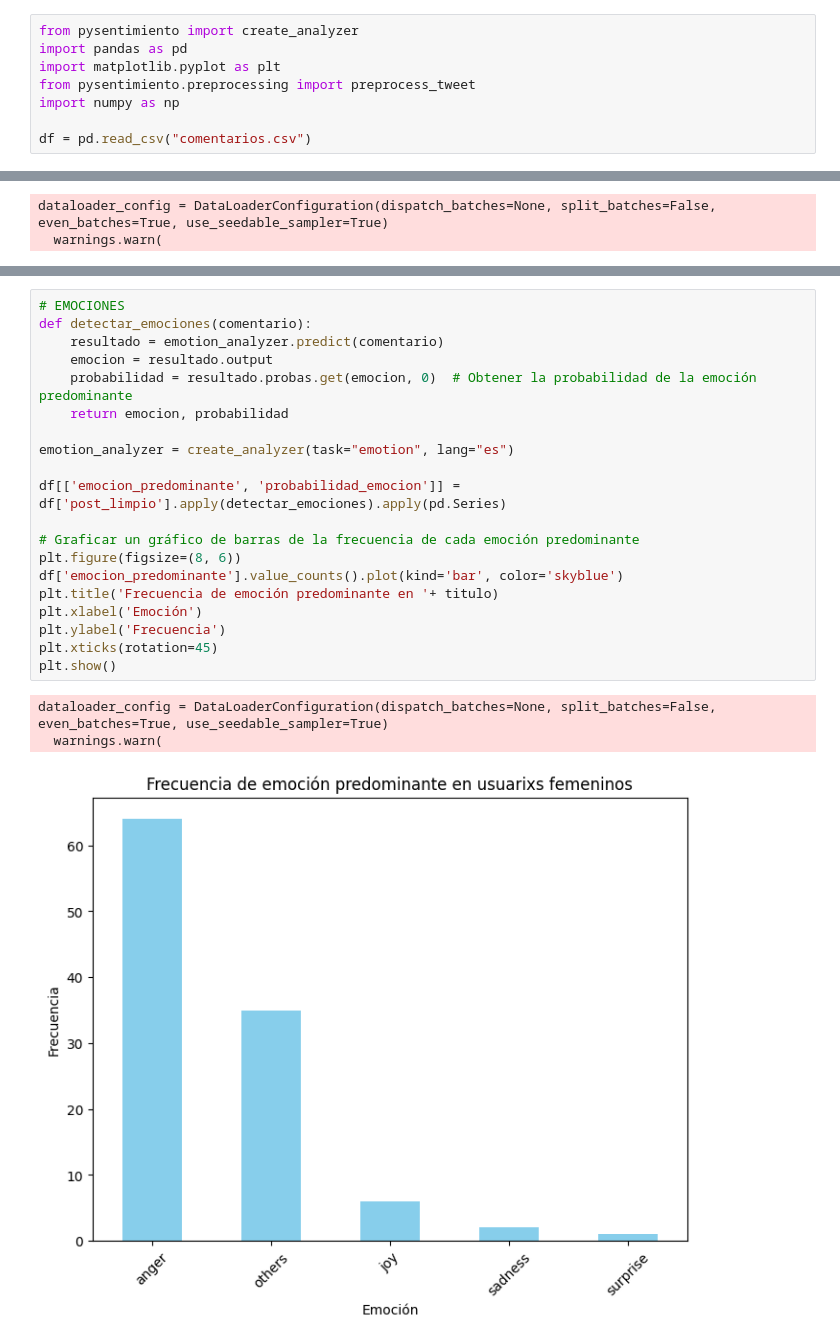
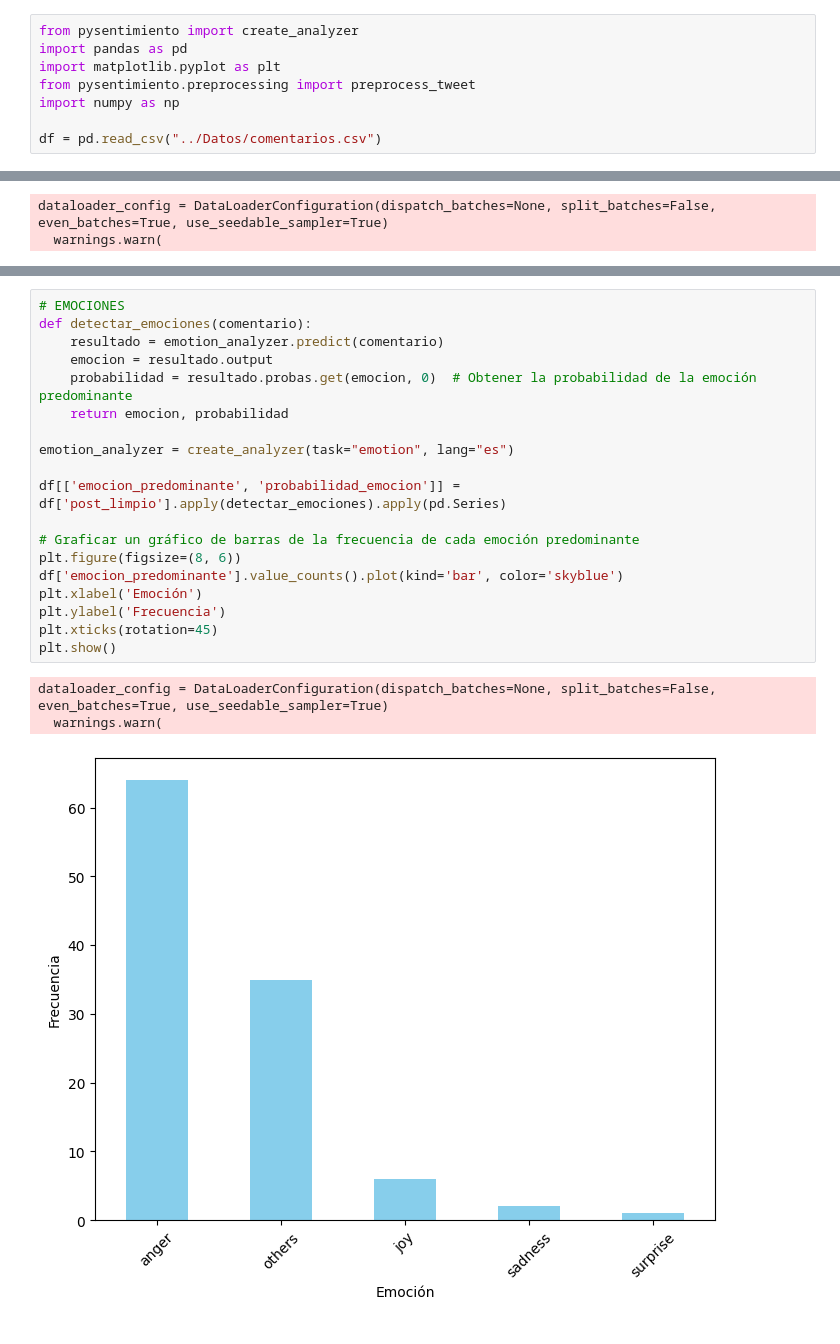
Before and after one commit to shodri/tesis, a Jupyter notebook: Python/fig36_37_38_39_40_41_44_45_46_47_48_49_analisis_cruzado.ipynb, the cells around one changed output, grey strips where cells are left out. Drawn from its saved outputs; the diff is of its cells as text.

```diff
--- a/Python/fig36_37_38_39_40_41_44_45_46_47_48_49_analisis_cruzado.ipynb
+++ b/Python/fig36_37_38_39_40_41_44_45_46_47_48_49_analisis_cruzado.ipynb
@@ -5,7 +5,7 @@ import matplotlib.pyplot as plt
 from pysentimiento.preprocessing import preprocess_tweet
 import numpy as np
 
-df = pd.read_csv("comentarios.csv")
+df = pd.read_csv("../Datos/comentarios.csv")
 # %%
 #A favor del proyecto
 titulo = 'usuarixs a favor del proyecto'
@@ -95,27 +93,26 @@ plt.show()
 # %%
 # EMOCIONES
 def detectar_emociones(comentario):
     resultado = emotion_analyzer.predict(comentario)
     emocion = resultado.output
     probabilidad = resultado.probas.get(emocion, 0)  # Obtener la probabilidad de la emoción predominante
     return emocion, probabilidad
 
 emotion_analyzer = create_analyzer(task="emotion", lang="es")
 
 df[['emocion_predominante', 'probabilidad_emocion']] = df['post_limpio'].apply(detectar_emociones).apply(pd.Series)
 
 # Graficar un gráfico de barras de la frecuencia de cada emoción predominante
 plt.figure(figsize=(8, 6))
 df['emocion_predominante'].value_counts().plot(kind='bar', color='skyblue')
-plt.title('Frecuencia de emoción predominante en '+ titulo)
 plt.xlabel('Emoción')
 plt.ylabel('Frecuencia')
 plt.xticks(rotation=45)
 plt.show()
 # %% [output]
 dataloader_config = DataLoaderConfiguration(dispatch_batches=None, split_batches=False, even_batches=True, use_seedable_sampler=True)
   warnings.warn(
-[figure, old version]
+[figure, new version]
 # %%
 # Calcular el conteo de cada emoción y su porcentaje
 emocion_counts = df['emocion_predominante'].value_counts(normalize=True) * 100
```
Also changed, not shown: parts of 4 cells of this notebook, 10 other files.
